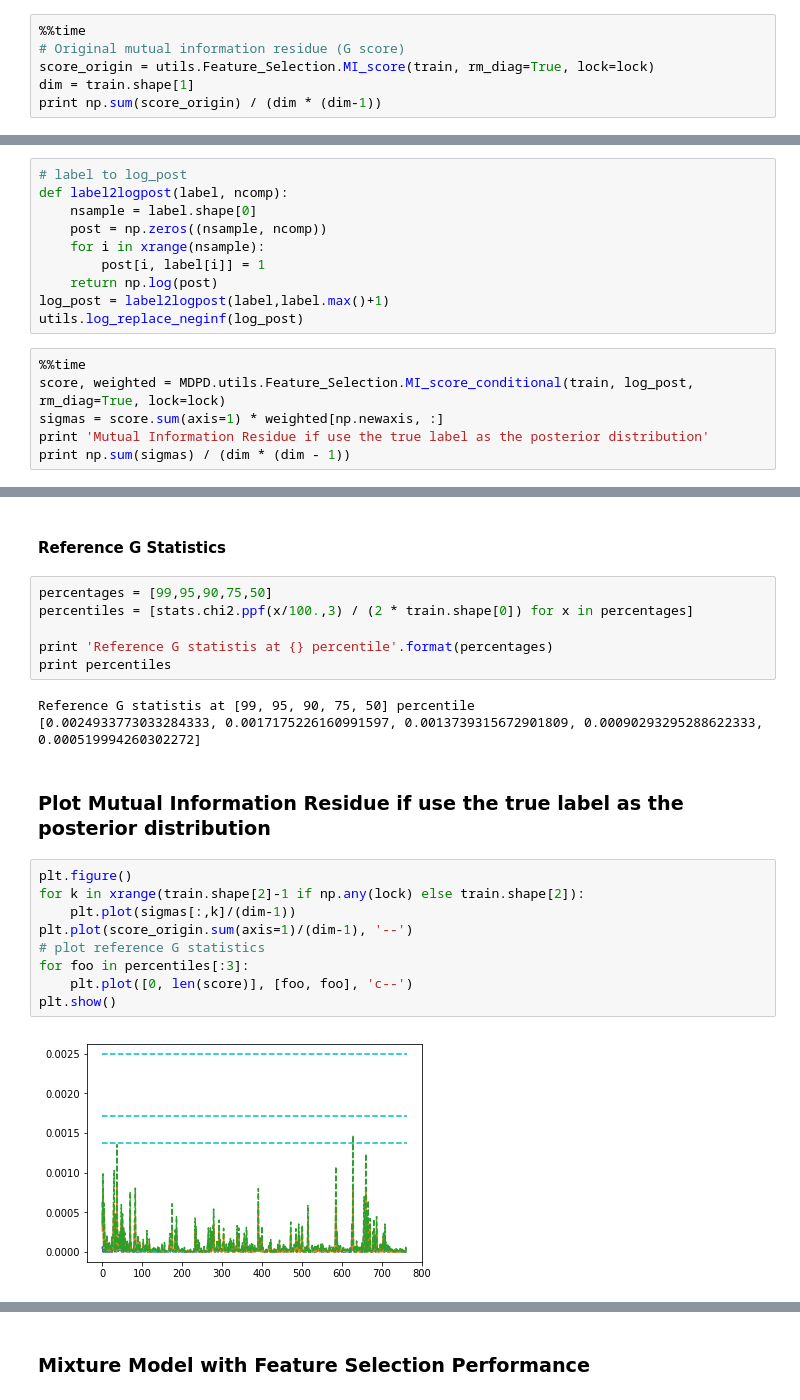
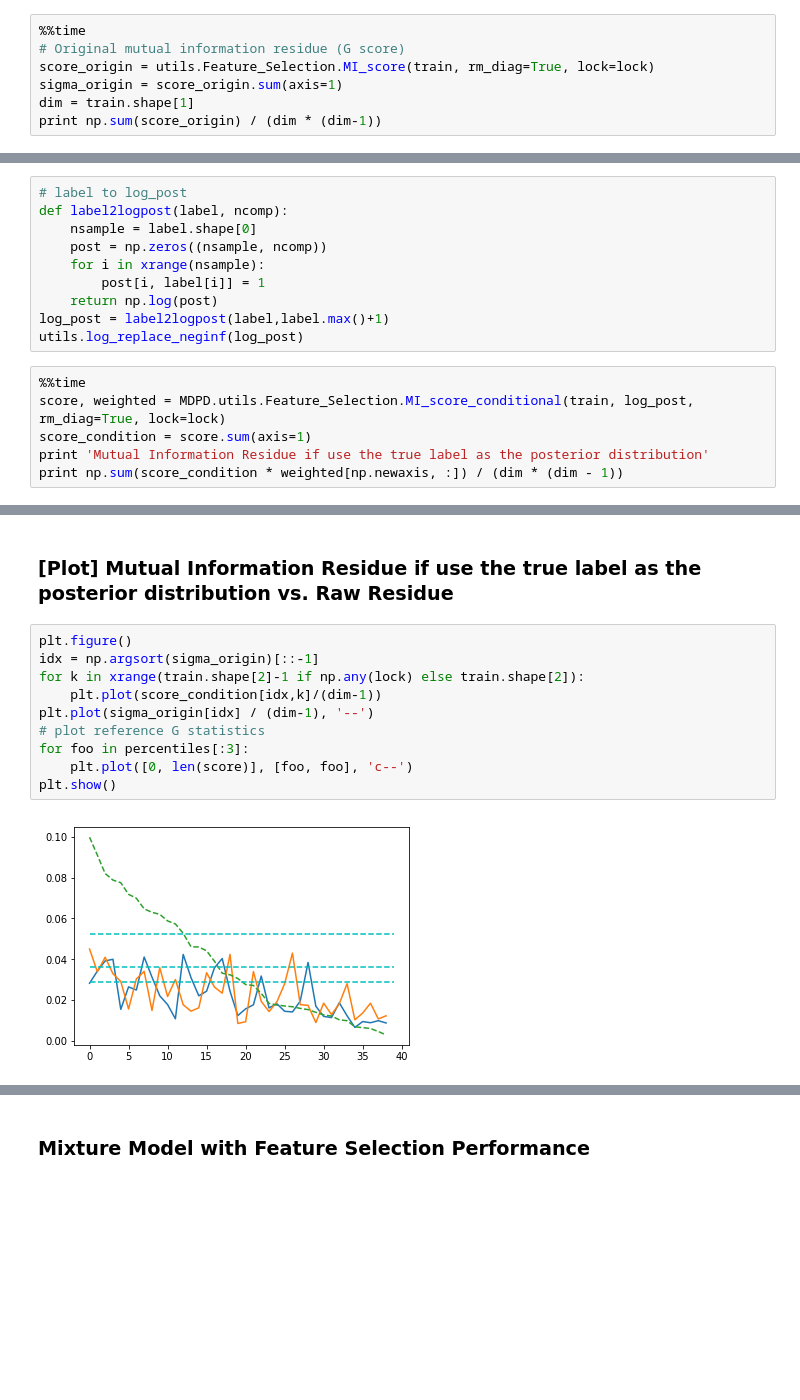
Before and after one commit to zyzzhaoyuzhe/MDPD, a Jupyter notebook: python/Crowdsourcing.ipynb, the cells around one changed output, grey strips where cells are left out. Cells and saved outputs as stored; diff of their text form; blank space fills up the shorter version.

```diff
--- a/python/Crowdsourcing.ipynb
+++ b/python/Crowdsourcing.ipynb
@@ -71,6 +71,7 @@ print train.shape
 %%time
 # Original mutual information residue (G score)
 score_origin = utils.Feature_Selection.MI_score(train, rm_diag=True, lock=lock)
+sigma_origin = score_origin.sum(axis=1)
 dim = train.shape[1]
 print np.sum(score_origin) / (dim * (dim-1))
 # %% [output]
@@ -92,8 +104,8 @@ utils.log_replace_neginf(log_post)
 # %%
 %%time
 score, weighted = MDPD.utils.Feature_Selection.MI_score_conditional(train, log_post, rm_diag=True, lock=lock)
-sigmas = score.sum(axis=1) * weighted[np.newaxis, :]
+score_condition = score.sum(axis=1)
 print 'Mutual Information Residue if use the true label as the posterior distribution'
-print np.sum(sigmas) / (dim * (dim - 1))
+print np.sum(score_condition * weighted[np.newaxis, :]) / (dim * (dim - 1))
 # %% [output]
 Mutual Information Residue if use the true label as the posterior distribution
@@ -103,24 +115,14 @@ Wall time: 3.92 s
-# %% [markdown]
-#### Reference G Statistics
-# %%
-percentages = [99,95,90,75,50]
-percentiles = [stats.chi2.ppf(x/100.,3) / (2 * train.shape[0]) for x in percentages]
-
-print 'Reference G statistis at {} percentile'.format(percentages)
-print percentiles
-# %% [output]
-Reference G statistis at [99, 95, 90, 75, 50] percentile
-[0.0024933773033284333, 0.0017175226160991597, 0.0013739315672901809, 0.00090293295288622333, 0.000519994260302272]
 # %% [markdown]
-### Plot Mutual Information Residue if use the true label as the posterior distribution
+### [Plot] Mutual Information Residue if use the true label as the posterior distribution vs. Raw Residue
 # %%
 plt.figure()
+idx = np.argsort(sigma_origin)[::-1]
 for k in xrange(train.shape[2]-1 if np.any(lock) else train.shape[2]):
-    plt.plot(sigmas[:,k]/(dim-1))
-plt.plot(score_origin.sum(axis=1)/(dim-1), '--')
+    plt.plot(score_condition[idx,k]/(dim-1))
+plt.plot(sigma_origin[idx] / (dim-1), '--')
 # plot reference G statistics
 for foo in percentiles[:3]:
     plt.plot([0, len(score)], [foo, foo], 'c--')
 plt.show()
 # %% [output]
-[figure, old version]
+[figure, new version]
```
Also changed, not shown: parts of 20 cells of this notebook, 8 other files.
